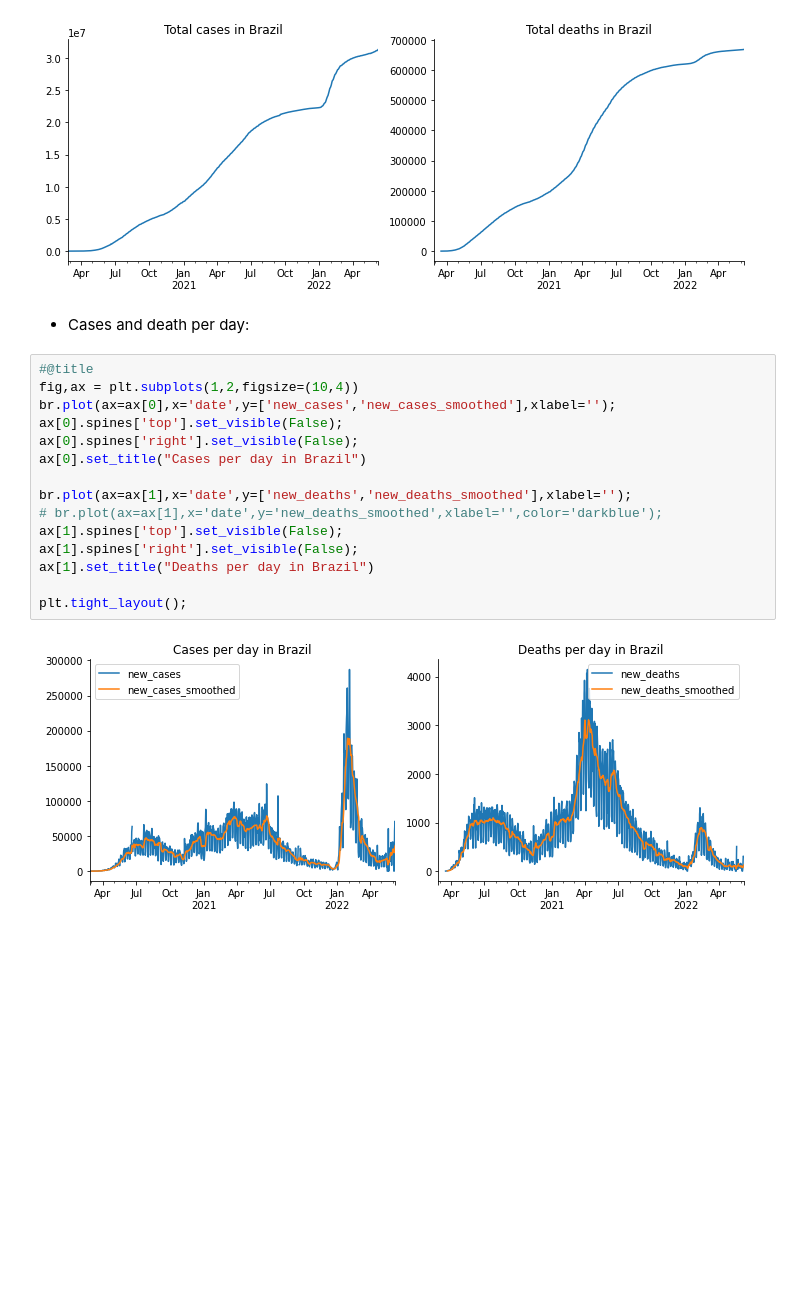
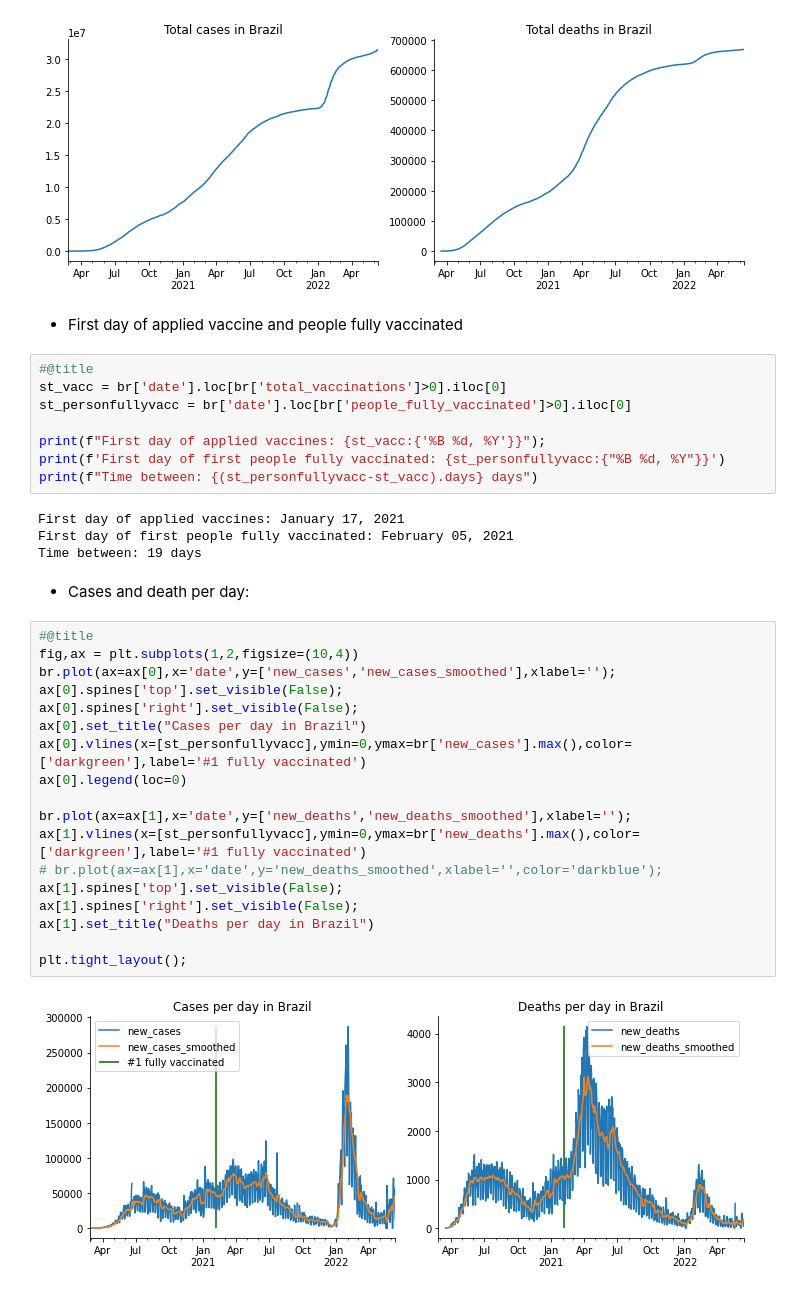
Before and after one commit to allansuzuki/Brazil_Covid19_Analysis, a Jupyter notebook: COVID_19_Background_in_Brazil.ipynb, the cells around one changed output. Drawn from its saved outputs; the diff is of its cells as text; blank space fills up the shorter version.

```diff
--- a/COVID_19_Background_in_Brazil.ipynb
+++ b/COVID_19_Background_in_Brazil.ipynb
@@ -373,22 +377,39 @@ ax[1].set_title("Total deaths in Brazil")
 plt.tight_layout();
 # %% [output]
 [figure]
+# %% [markdown]
+* First day of applied vaccine and people fully vaccinated
+# %%
+#@title
+st_vacc = br['date'].loc[br['total_vaccinations']>0].iloc[0]
+st_personfullyvacc = br['date'].loc[br['people_fully_vaccinated']>0].iloc[0]
+
+print(f"First day of applied vaccines: {st_vacc:{'%B %d, %Y'}}");
+print(f'First day of first people fully vaccinated: {st_personfullyvacc:{"%B %d, %Y"}}')
+print(f"Time between: {(st_personfullyvacc-st_vacc).days} days")
+# %% [output]
+First day of applied vaccines: January 17, 2021
+First day of first people fully vaccinated: February 05, 2021
+Time between: 19 days
 # %% [markdown]
 * Cases and death per day:
 # %%
 #@title
 fig,ax = plt.subplots(1,2,figsize=(10,4))
 br.plot(ax=ax[0],x='date',y=['new_cases','new_cases_smoothed'],xlabel='');
 ax[0].spines['top'].set_visible(False);
 ax[0].spines['right'].set_visible(False);
 ax[0].set_title("Cases per day in Brazil")
+ax[0].vlines(x=[st_personfullyvacc],ymin=0,ymax=br['new_cases'].max(),color=['darkgreen'],label='#1 fully vaccinated')
+ax[0].legend(loc=0)
 
 br.plot(ax=ax[1],x='date',y=['new_deaths','new_deaths_smoothed'],xlabel='');
+ax[1].vlines(x=[st_personfullyvacc],ymin=0,ymax=br['new_deaths'].max(),color=['darkgreen'],label='#1 fully vaccinated')
 # br.plot(ax=ax[1],x='date',y='new_deaths_smoothed',xlabel='',color='darkblue');
 ax[1].spines['top'].set_visible(False);
 ax[1].spines['right'].set_visible(False);
 ax[1].set_title("Deaths per day in Brazil")
 
 plt.tight_layout();
 # %% [output]
-[figure, old version]
+[figure, new version]
```
Also changed, not shown: parts of 17 cells of this notebook.
